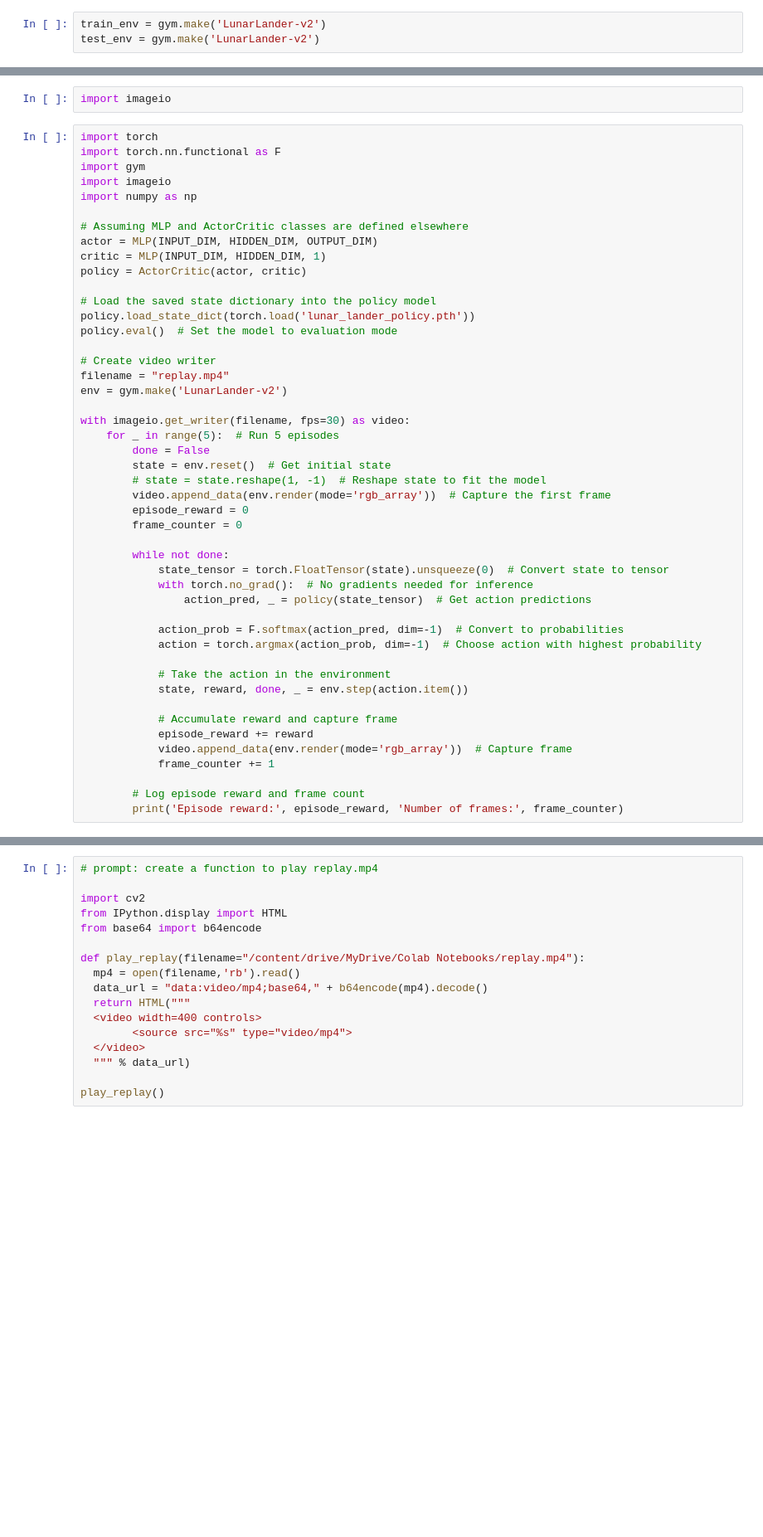
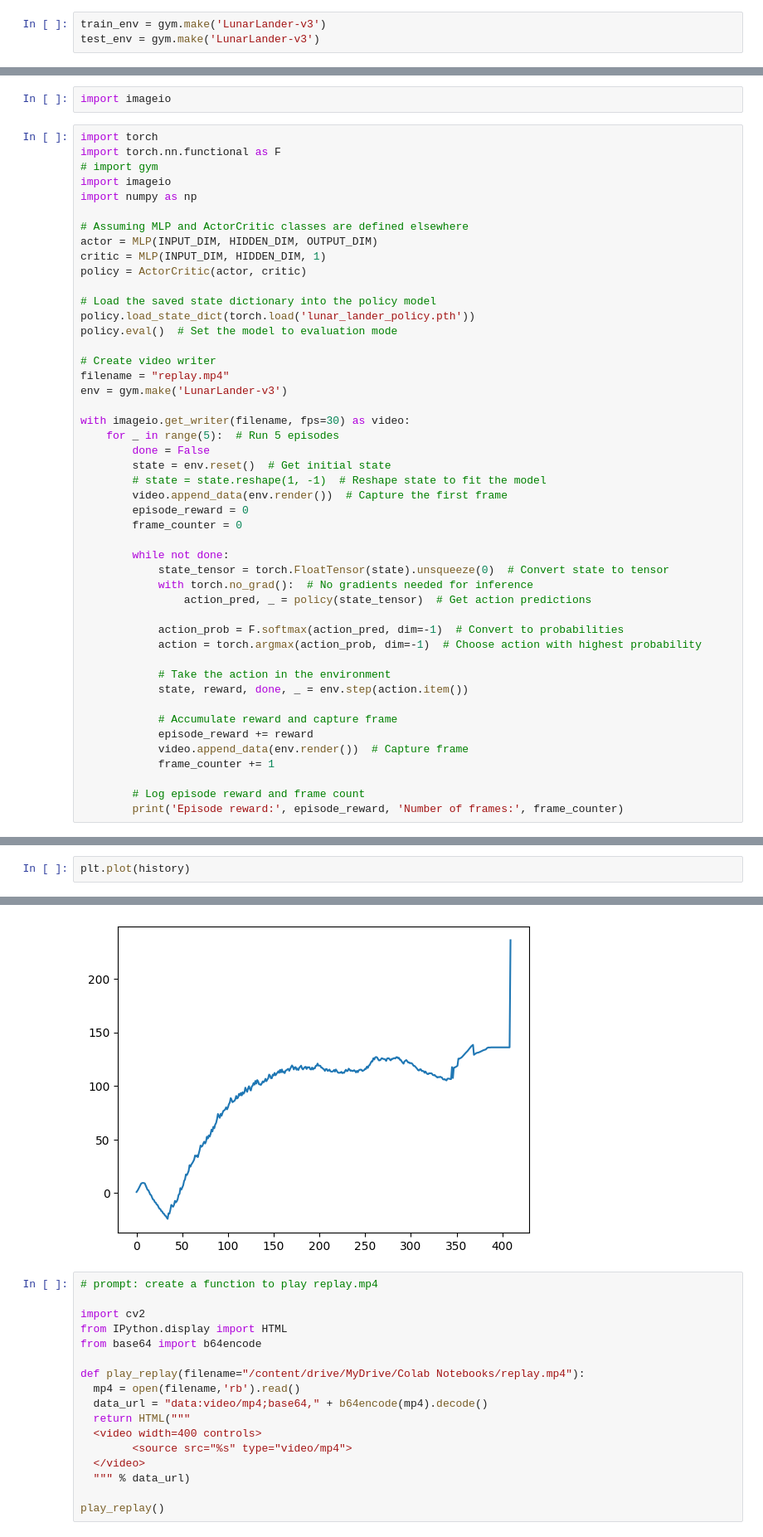
Before and after one commit to MinhDucNguyen9705/LunarLander, a Jupyter notebook: A2C/a2c.ipynb, the cells around one changed output, grey strips where cells are left out. Shown at 83% size. Drawn from its saved outputs; the diff is of its cells as text; blank space fills up the shorter version.

Commit message:
Videos and images added

```diff
--- a/A2C/a2c.ipynb
+++ b/A2C/a2c.ipynb
@@ -26,6 +16,6 @@ Requirement already satisfied: numpy>=1.21.2 in c:\users\dell inspiron\appdata\l
 # %%
-train_env = gym.make('LunarLander-v2')
-test_env = gym.make('LunarLander-v2')
+train_env = gym.make('LunarLander-v3')
+test_env = gym.make('LunarLander-v3')
 # %%
 SEED = 1234
 
@@ -298,7 +310,7 @@ import imageio
 # %%
 import torch
 import torch.nn.functional as F
-import gym
+# import gym
 import imageio
 import numpy as np
 
@@ -313,14 +325,14 @@ policy.eval()  # Set the model to evaluation mode
 
 # Create video writer
 filename = "replay.mp4"
-env = gym.make('LunarLander-v2')
+env = gym.make('LunarLander-v3')
 
 with imageio.get_writer(filename, fps=30) as video:
     for _ in range(5):  # Run 5 episodes
         done = False
         state = env.reset()  # Get initial state
         # state = state.reshape(1, -1)  # Reshape state to fit the model
-        video.append_data(env.render(mode='rgb_array'))  # Capture the first frame
+        video.append_data(env.render())  # Capture the first frame
         episode_reward = 0
         frame_counter = 0
 
@@ -337,7 +349,7 @@ with imageio.get_writer(filename, fps=30) as video:
 
             # Accumulate reward and capture frame
             episode_reward += reward
-            video.append_data(env.render(mode='rgb_array'))  # Capture frame
+            video.append_data(env.render())  # Capture frame
             frame_counter += 1
 
         # Log episode reward and frame count
@@ -344,0 +456,3 @@ with imageio.get_writer(filename, fps=30) as video:
+# %%
+plt.plot(history)
+# %% [output]
@@ -345,3 +460,4 @@ with imageio.get_writer(filename, fps=30) as video:
+[figure, added]
 # %%
 # prompt: create a function to play replay.mp4
 
```
Also changed, not shown: parts of 9 cells of this notebook, 24 other files.
